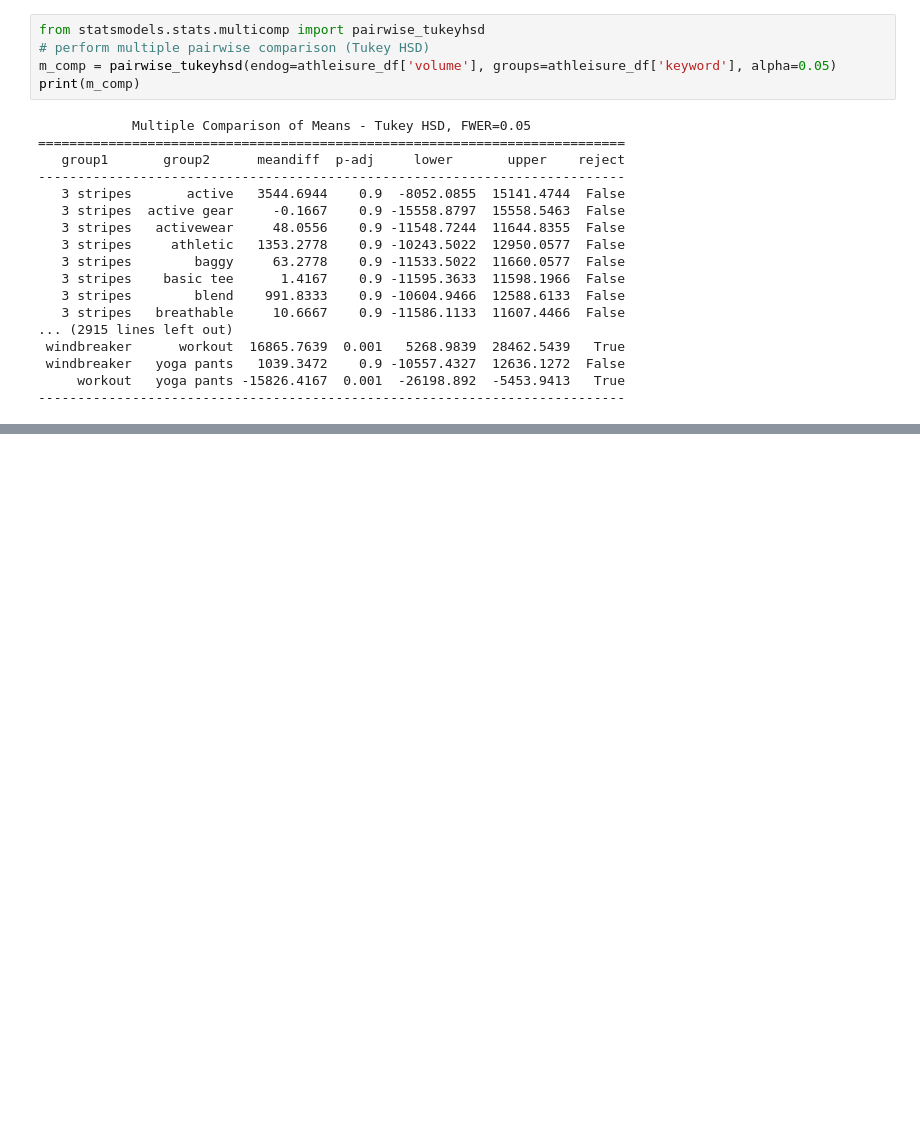
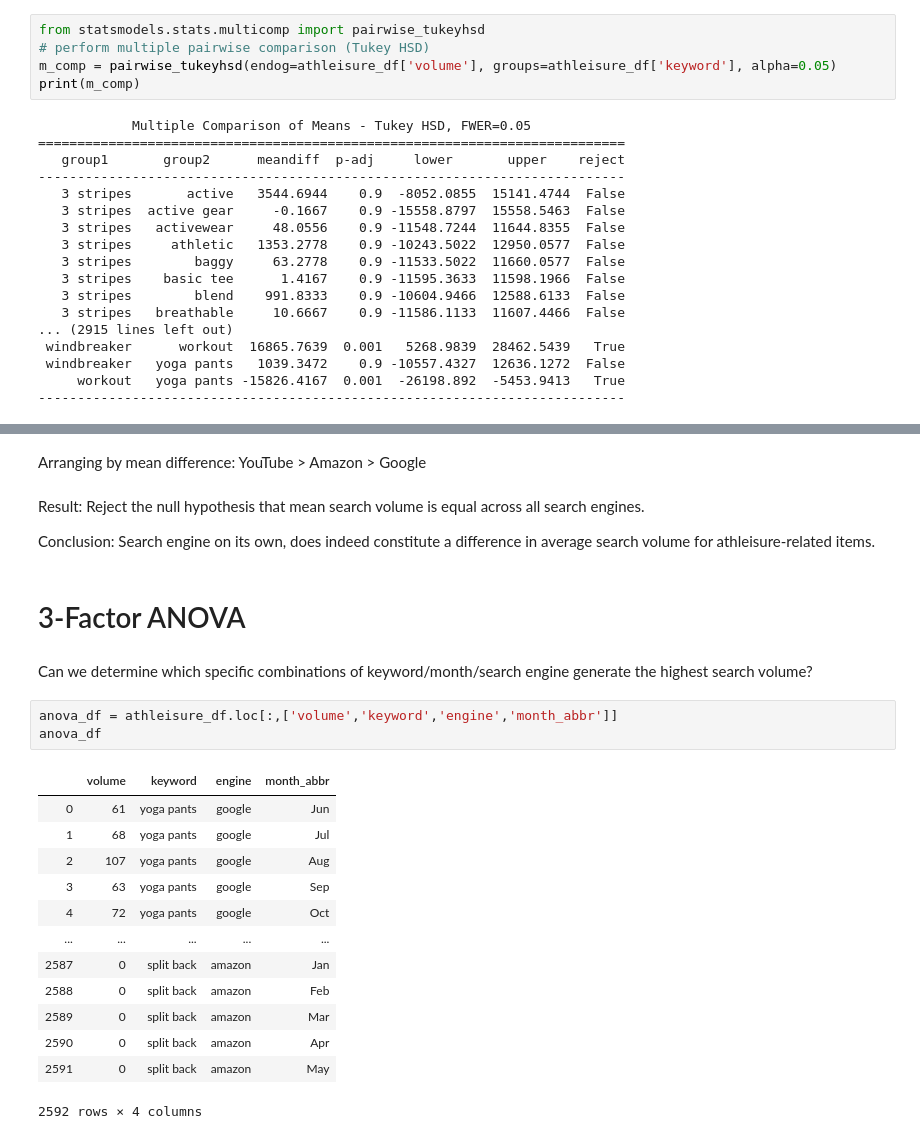
Before and after one commit to alexwcheng/athleisure-advertising, a Jupyter notebook: data_cleaning.ipynb, the cells around one changed output, grey strips where cells are left out. Cells and saved outputs as stored; diff of their text form; blank space fills up the shorter version.

```diff
--- a/data_cleaning.ipynb
+++ b/data_cleaning.ipynb
@@ -823,0 +940,27 @@ df2 =tukey_data.loc[tukey_data.reject == True].groupby('group1').reject.count()
+# %% [markdown]
+Arranging by mean difference: YouTube > Amazon > Google
+# %% [markdown]
+Result: Reject the null hypothesis that mean search volume is equal across all search engines.
+
+Conclusion: Search engine on its own, does indeed constitute a difference in average search volume for athleisure-related items.
+# %% [markdown]
+# 3-Factor ANOVA
+# %% [markdown]
+Can we determine which specific combinations of keyword/month/search engine generate the highest search volume?
+# %%
+anova_df = athleisure_df.loc[:,['volume','keyword','engine','month_abbr']]
+anova_df
+# %% [output]
+|  | volume | keyword | engine | month_abbr |
+| 0 | 61 | yoga pants | google | Jun |
+| 1 | 68 | yoga pants | google | Jul |
+| 2 | 107 | yoga pants | google | Aug |
+| 3 | 63 | yoga pants | google | Sep |
+| 4 | 72 | yoga pants | google | Oct |
+| ... | ... | ... | ... | ... |
+| 2587 | 0 | split back | amazon | Jan |
+| 2588 | 0 | split back | amazon | Feb |
+| 2589 | 0 | split back | amazon | Mar |
+| 2590 | 0 | split back | amazon | Apr |
+| 2591 | 0 | split back | amazon | May |
+2592 rows × 4 columns
```
Also changed, not shown: parts of 50 cells of this notebook.
